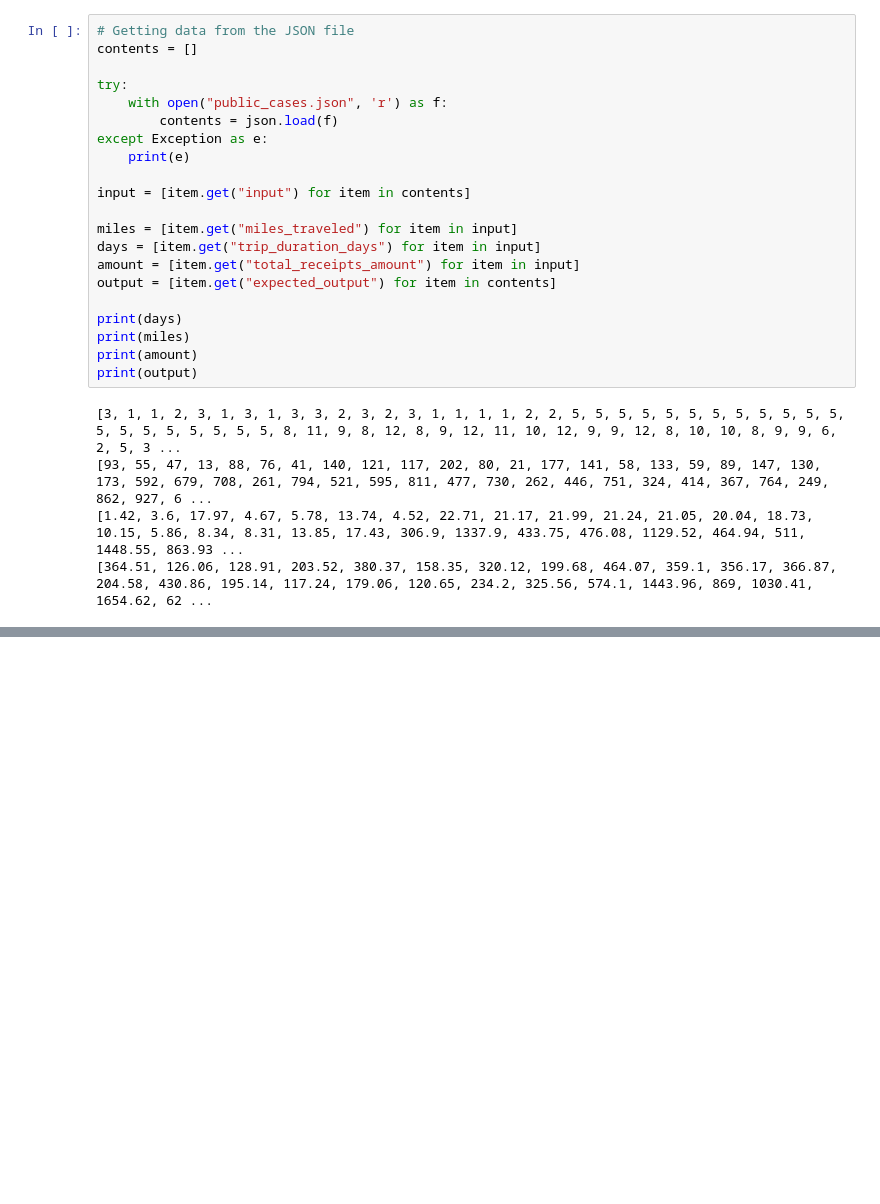
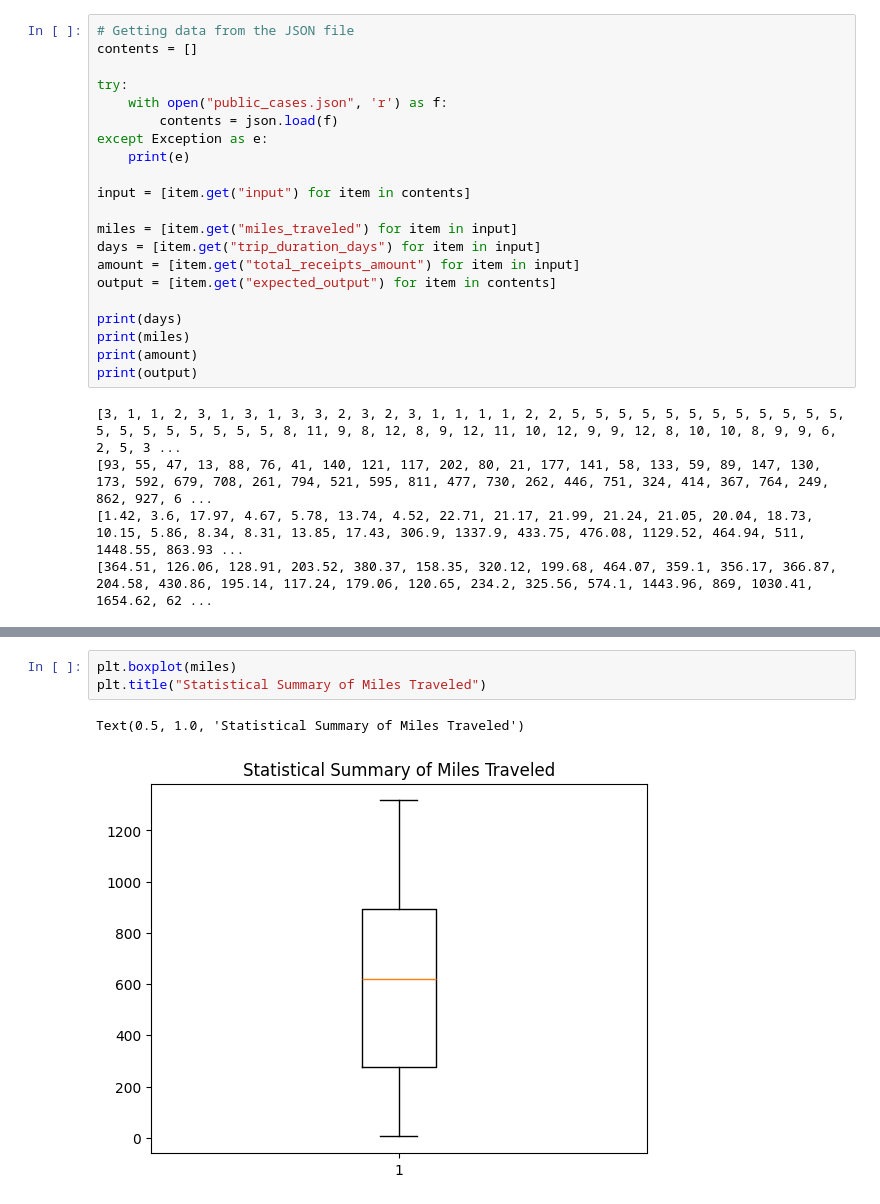
Before and after one commit to srazam/MachineLearningTeamProject, a Jupyter notebook: dataExp.ipynb, the cells around one changed output, grey strips where cells are left out. Drawn from its saved outputs; the diff is of its cells as text; blank space fills up the shorter version.

```diff
--- a/dataExp.ipynb
+++ b/dataExp.ipynb
@@ -98,0 +107,6 @@ print(output)
+# %%
+plt.boxplot(miles)
+plt.title("Statistical Summary of Miles Traveled")
+# %% [output]
+Text(0.5, 1.0, 'Statistical Summary of Miles Traveled')
+[figure, added]
```
Also changed, not shown: parts of 4 cells of this notebook.
